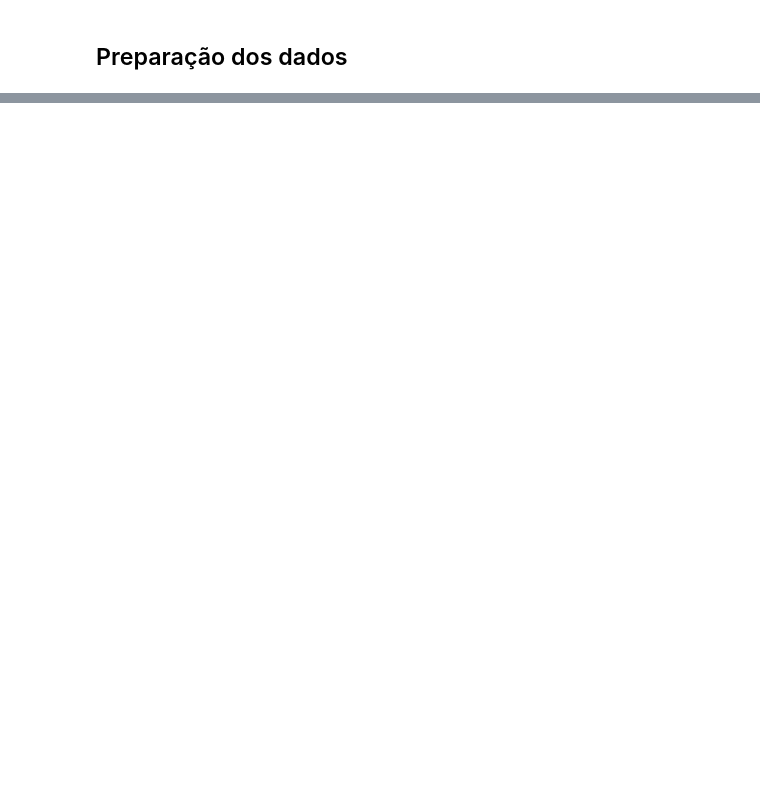
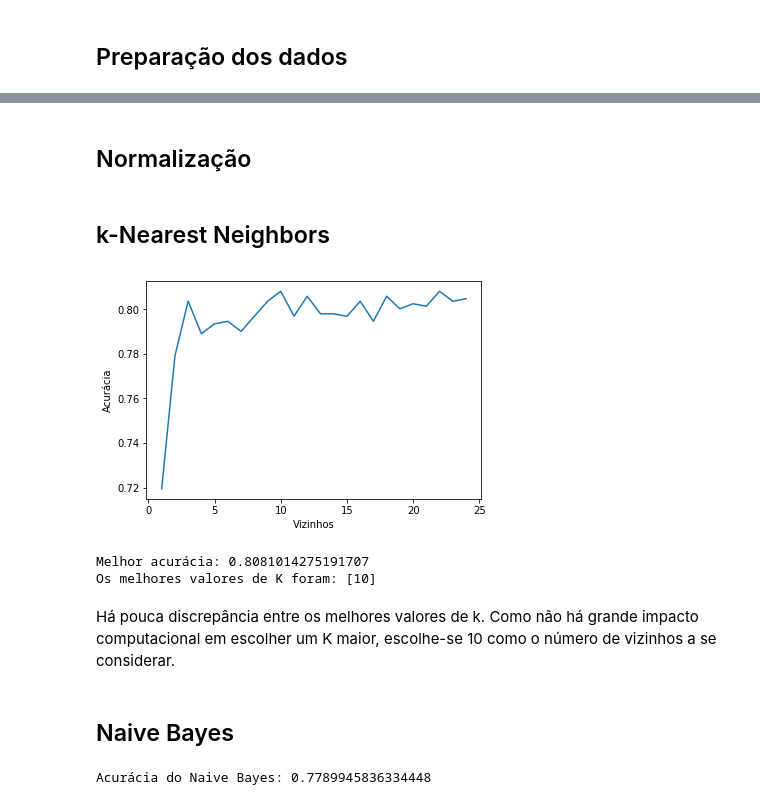
Before and after one commit to lucas-amin/PatternRecognition, a Jupyter notebook: projeto1/willian.ipynb, the cells around one changed output, grey strips where cells are left out. Saved outputs shown, nothing was run; the diff lists cells and outputs as text; code cells hidden in the pictures; blank space fills up the shorter version.

Commit message:
Basic analysis over kNN and Naive Nayes

```diff
--- a/projeto1/willian.ipynb
+++ b/projeto1/willian.ipynb
@@ -269,0 +275,43 @@ None
+# %% [markdown]
+## Normalização
+# %%
+df_train_X = pd.DataFrame(df_train).drop(["Survived"], axis=1)
+df_train_y = df_train["Survived"]
+# %%
+from sklearn.preprocessing import MinMaxScaler
+scaler = MinMaxScaler()
+# Scale on full dataset to avoid train and test to be scaled differently
+scaler.fit(df_full.drop(["Survived"], axis=1))
+scaled_train = scaler.transform(df_train_X)
+# %% [markdown]
+## k-Nearest Neighbors
+# %%
+from sklearn.neighbors import KNeighborsClassifier
+from sklearn.model_selection import cross_val_score
+# Test best k
+knn_cross_val_accuracies = {}
+for k in range(1, 25):
+    knn_clf = KNeighborsClassifier(n_neighbors=k)
+    knn_cv_scores = cross_val_score(knn_clf, scaled_train, df_train_y.tolist(), cv=5)
+    knn_cross_val_accuracies[k] = np.mean(knn_cv_scores)
+# %%
+plt.plot(knn_cross_val_accuracies.keys(), knn_cross_val_accuracies.values(), label='Cross validation')
+plt.xlabel("Vizinhos")
+plt.ylabel("Acurácia")
+plt.show()
+print("Melhor acurácia:", max(knn_cross_val_accuracies.values()))
+print("Os melhores valores de K foram:", [key  for (key, value) in knn_cross_val_accuracies.items() if value == max(knn_cross_val_accuracies.values())])
+# %% [output]
+[figure, added]
+Melhor acurácia: 0.8081014275191707
+Os melhores valores de K foram: [10]
+# %% [markdown]
+Há pouca discrepância entre os melhores valores de k. Como não há grande impacto computacional em escolher um K maior, escolhe-se 10 como o número de vizinhos a se considerar.
+# %% [markdown]
+## Naive Bayes
+# %%
+from sklearn.naive_bayes import GaussianNB
+gnb = GaussianNB()
+print("Acurácia do Naive Bayes:", np.mean(cross_val_score(gnb, scaled_train, df_train_y.tolist(), cv=5)))
+# %% [output]
+Acurácia do Naive Bayes: 0.7789945836334448
```
Also changed, not shown: parts of 6 cells of this notebook.
